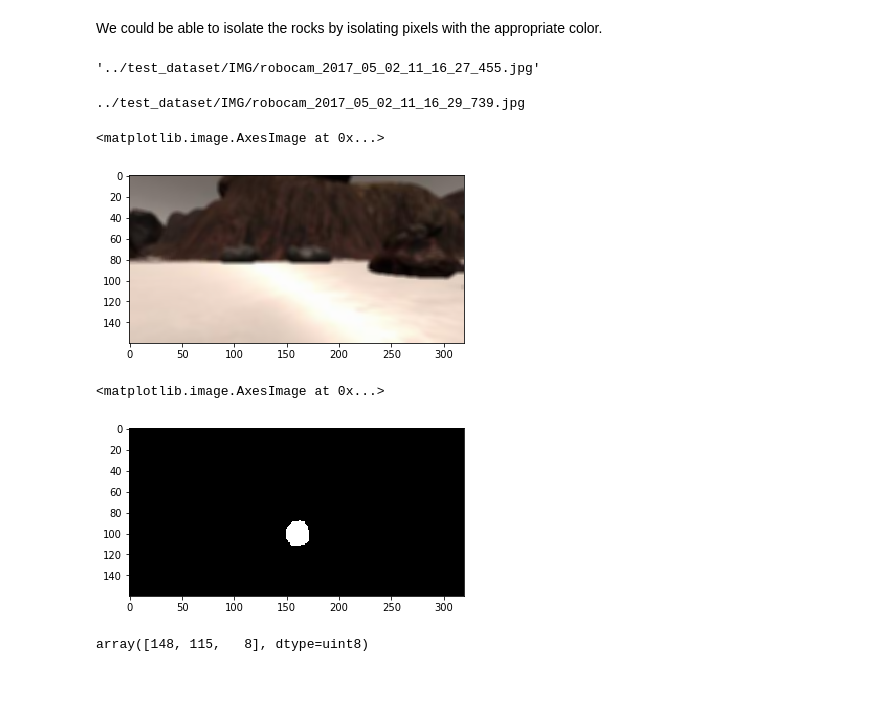
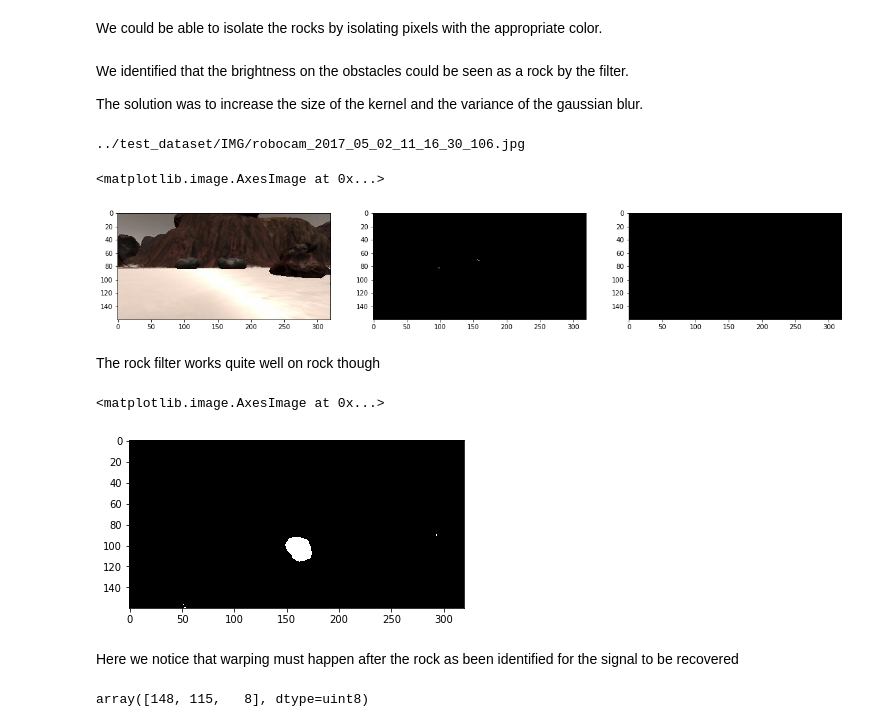
Before and after one commit to ndilsou/RoboND-Rover-Project, a Jupyter notebook: code/Rover_Project_Test_Notebook.ipynb, the cells around one changed output. Drawn from its saved outputs; the diff is of its cells as text; code cells hidden in the pictures; blank space fills up the shorter version.

```diff
--- a/code/Rover_Project_Test_Notebook.ipynb
+++ b/code/Rover_Project_Test_Notebook.ipynb
@@ -206,29 +185,38 @@ print(hsv_color)
 # %% [markdown]
 We could be able to isolate the rocks by isolating pixels with the appropriate color.
-# %%
-#98780B (152, 120, 11)
-#A08B0B (160, 139, 11)
-img_list[idx]
-# %% [output]
-'../test_dataset/IMG/robocam_2017_05_02_11_16_27_455.jpg'
+# %% [markdown]
+We identified that the brightness on the obstacles could be seen as a rock by the filter.
+
+The solution was to increase the size of the kernel and the variance of the gaussian blur.
 # %%
 idx = np.random.randint(0, len(img_list)-1)
 print(img_list[idx])
 image = mpimg.imread("/home/ndiladjim/Downloads/IMG/robocam_2017_09_08_00_12_09_119.jpg")
 blurred_rock= cv2.GaussianBlur(src=image, ksize=(5,5), sigmaX=5)
-plt.imshow(blurred_rock, cmap="gray")
+
+false_positive = rock_filter(image, ksize=(5,5), sigmaX=5)
+true_negative = rock_filter(image, ksize=(9,9), sigmaX=10)
+plt.figure(figsize=(20,40))
+plt.subplot(131)
+plt.imshow(image, cmap="gray")
+plt.subplot(132)
+plt.imshow(false_positive, cmap="gray")
+plt.subplot(133)
+plt.imshow(true_negative, cmap="gray")
 # %% [output]
-../test_dataset/IMG/robocam_2017_05_02_11_16_29_739.jpg
+../test_dataset/IMG/robocam_2017_05_02_11_16_30_106.jpg
 <matplotlib.image.AxesImage at 0x...>
-[figure, old version]
+[figure, new version]
+# %% [markdown]
+The rock filter works quite well on rock though
 # %%
-binary_rock = rock_filter(image, ksize=(9,9), sigmaX=10)
-# gray_rock = cv2.cvtColor(tresh_rock, cv2.COLOR_RGB2GRAY)
-# th, binary_rock = cv2.threshold(gray_rock, 0, 255, cv2.THRESH_BINARY)
+binary_rock = rock_filter(rock_img2, ksize=(9,9), sigmaX=10)
 plt.imshow(binary_rock, cmap="gray")
 # %% [output]
 <matplotlib.image.AxesImage at 0x...>
-[figure, old version]
+[figure, new version]
+# %% [markdown]
+Here we notice that warping must happen after the rock as been identified for the signal to be recovered
 # %%
 rock_warped = perspect_transform(binary_rock, source, destination)
 y, x = rock_warped.nonzero()
```
Also changed, not shown: parts of 39 cells of this notebook, 6 other files.
